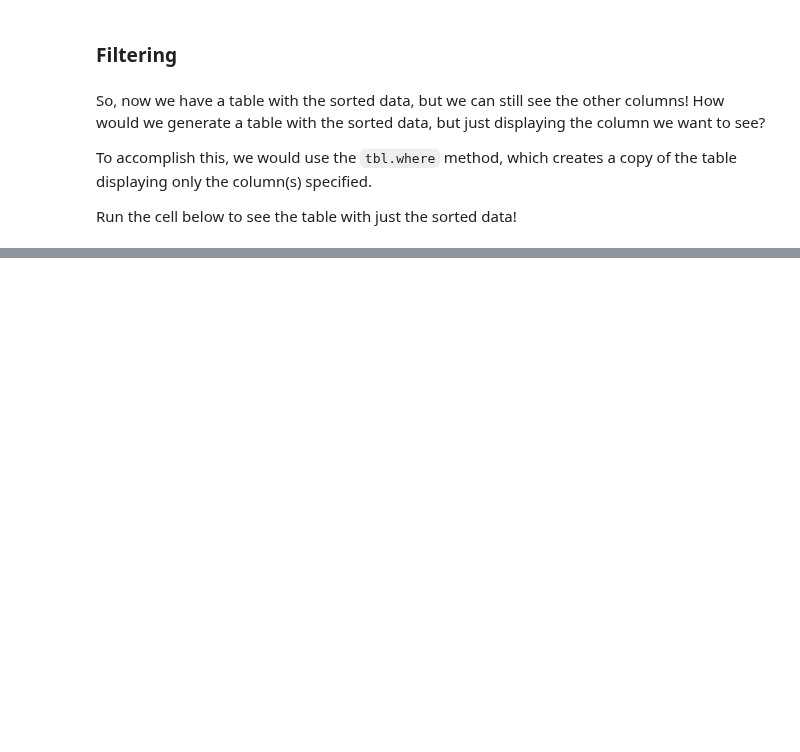
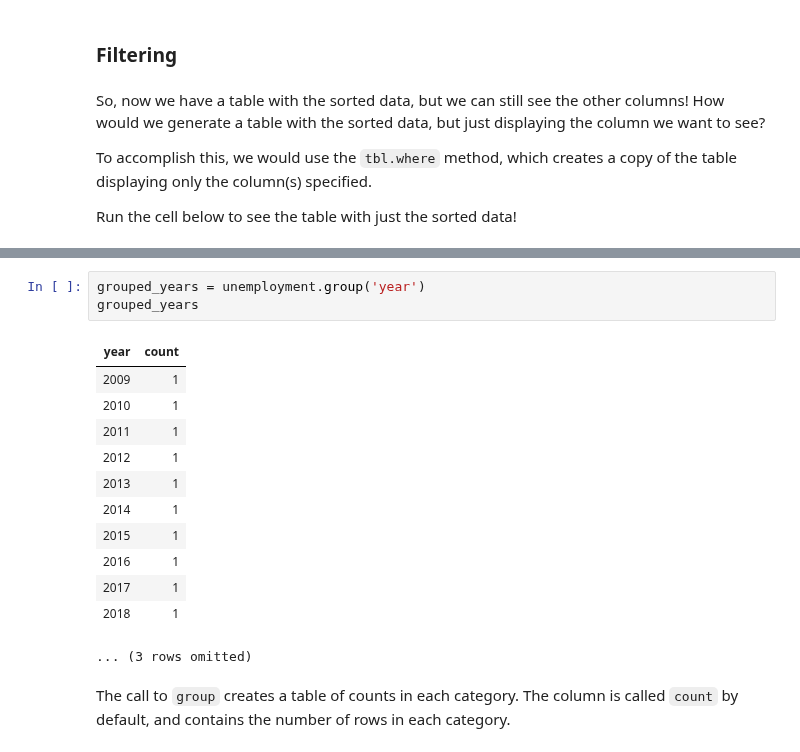
Before and after one commit to ds-modules/PUBPOL-ETHSTD-C164A-SP23, a Jupyter notebook: Introduction to Python and Jupyter Notebook.ipynb, the cells around one changed output, grey strips where cells are left out. Drawn from its saved outputs; the diff is of its cells as text; blank space fills up the shorter version.

```diff
--- a/Introduction to Python and Jupyter Notebook.ipynb
+++ b/Introduction to Python and Jupyter Notebook.ipynb
@@ -263,0 +369,18 @@ filtered_table
+# %%
+grouped_years = unemployment.group('year')
+grouped_years
+# %% [output]
+| year | count |
+| 2009 | 1 |
+| 2010 | 1 |
+| 2011 | 1 |
+| 2012 | 1 |
+| 2013 | 1 |
+| 2014 | 1 |
+| 2015 | 1 |
+| 2016 | 1 |
+| 2017 | 1 |
+| 2018 | 1 |
+... (3 rows omitted)
+# %% [markdown]
+The call to `group` creates a table of counts in each category. The column is called `count` by default, and contains the number of rows in each category.
```
Also changed, not shown: parts of 28 cells of this notebook.
